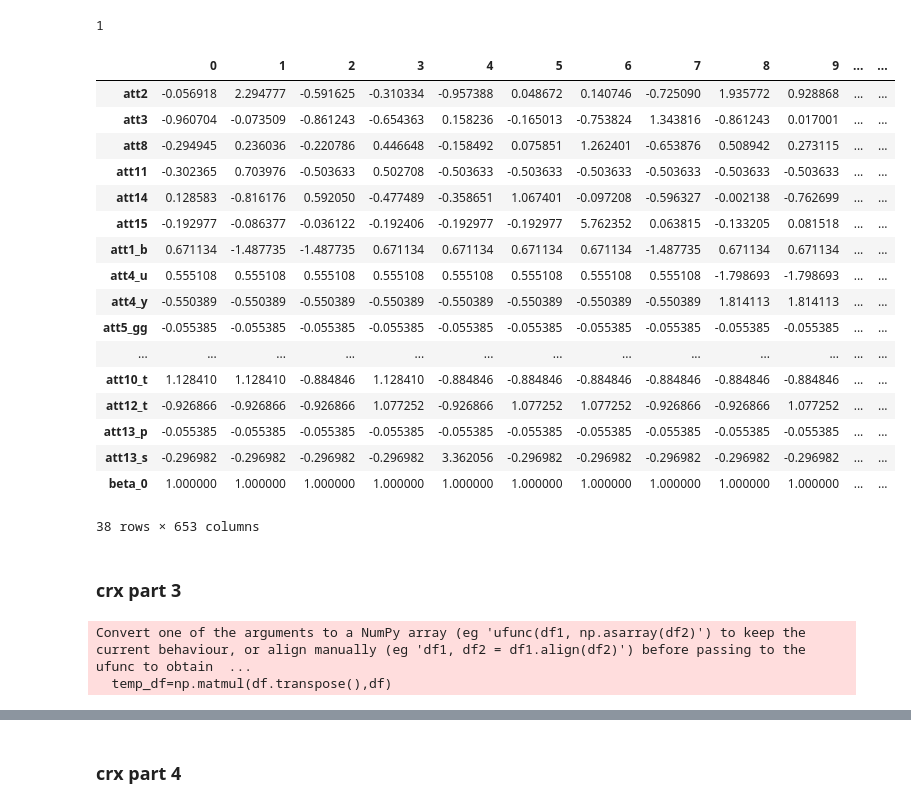
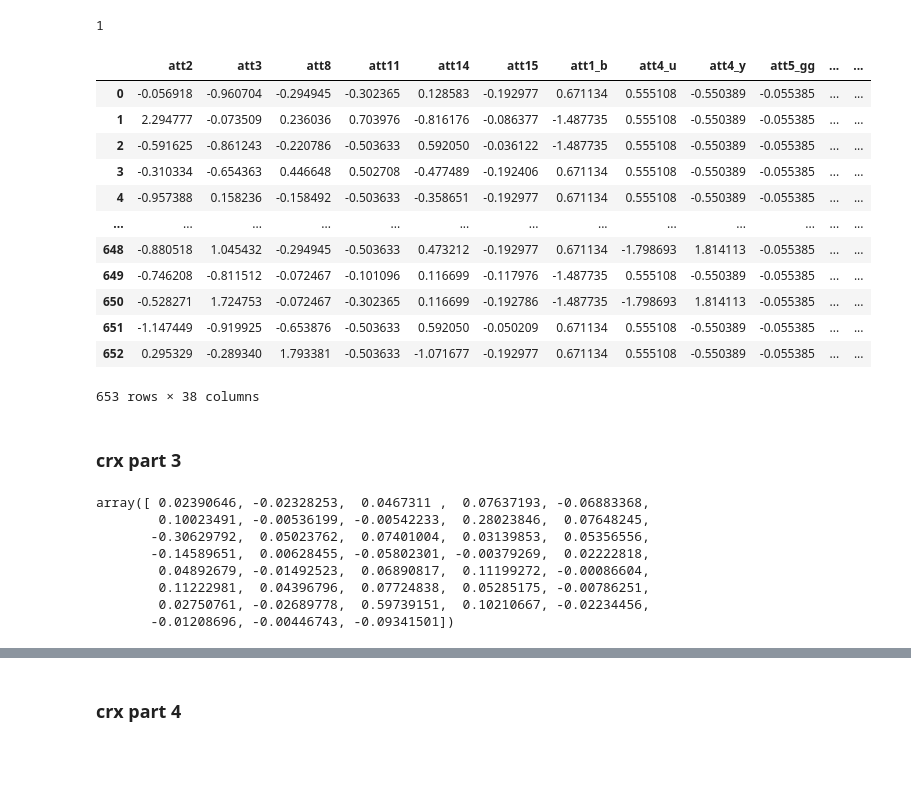
Before and after one commit to H24061024/2022MachineLearningHW, a Jupyter notebook: HW1/HW1_RE6111058.ipynb, the cells around one changed output, grey strips where cells are left out. Cells and saved outputs as stored; diff of their text form; code cells hidden in the pictures; blank space fills up the shorter version.

```diff
--- a/HW1/HW1_RE6111058.ipynb
+++ b/HW1/HW1_RE6111058.ipynb
@@ -169,9 +169,9 @@ t_np_df=np_normalized_df.transpose(1,0)
 # %%
 from numpy.linalg import inv
 def least_squares(df,label):
-    temp_df=np.matmul(df.transpose(),df)
+    temp_df=np.matmul(df.transpose(1,0),df)
     temp_inv=inv(np.matrix(temp_df))
-    output_df=np.matmul(temp_inv,df.transpose())
+    output_df=np.matmul(temp_inv,df.transpose(1,0))
     output_df=np.matmul(output_df,label)
     return output_df
 # %%
@@ -554,36 +554,41 @@ crx_label[0]
 # %% [output]
 1
 # %%
-crx_dummy.transpose()
+crx_dummy
 # %% [output]
-|  | 0 | 1 | 2 | 3 | 4 | 5 | 6 | 7 | 8 | 9 | ... | ... |
-| att2 | -0.056918 | 2.294777 | -0.591625 | -0.310334 | -0.957388 | 0.048672 | 0.140746 | -0.725090 | 1.935772 | 0.928868 | ... | ... |
-| att3 | -0.960704 | -0.073509 | -0.861243 | -0.654363 | 0.158236 | -0.165013 | -0.753824 | 1.343816 | -0.861243 | 0.017001 | ... | ... |
-| att8 | -0.294945 | 0.236036 | -0.220786 | 0.446648 | -0.158492 | 0.075851 | 1.262401 | -0.653876 | 0.508942 | 0.273115 | ... | ... |
-| att11 | -0.302365 | 0.703976 | -0.503633 | 0.502708 | -0.503633 | -0.503633 | -0.503633 | -0.503633 | -0.503633 | -0.503633 | ... | ... |
-| att14 | 0.128583 | -0.816176 | 0.592050 | -0.477489 | -0.358651 | 1.067401 | -0.097208 | -0.596327 | -0.002138 | -0.762699 | ... | ... |
-| att15 | -0.192977 | -0.086377 | -0.036122 | -0.192406 | -0.192977 | -0.192977 | 5.762352 | 0.063815 | -0.133205 | 0.081518 | ... | ... |
-| att1_b | 0.671134 | -1.487735 | -1.487735 | 0.671134 | 0.671134 | 0.671134 | 0.671134 | -1.487735 | 0.671134 | 0.671134 | ... | ... |
-| att4_u | 0.555108 | 0.555108 | 0.555108 | 0.555108 | 0.555108 | 0.555108 | 0.555108 | 0.555108 | -1.798693 | -1.798693 | ... | ... |
-| att4_y | -0.550389 | -0.550389 | -0.550389 | -0.550389 | -0.550389 | -0.550389 | -0.550389 | -0.550389 | 1.814113 | 1.814113 | ... | ... |
-| att5_gg | -0.055385 | -0.055385 | -0.055385 | -0.055385 | -0.055385 | -0.055385 | -0.055385 | -0.055385 | -0.055385 | -0.055385 | ... | ... |
+|  | att2 | att3 | att8 | att11 | att14 | att15 | att1_b | att4_u | att4_y | att5_gg | ... | ... |
+| 0 | -0.056918 | -0.960704 | -0.294945 | -0.302365 | 0.128583 | -0.192977 | 0.671134 | 0.555108 | -0.550389 | -0.055385 | ... | ... |
+| 1 | 2.294777 | -0.073509 | 0.236036 | 0.703976 | -0.816176 | -0.086377 | -1.487735 | 0.555108 | -0.550389 | -0.055385 | ... | ... |
+| 2 | -0.591625 | -0.861243 | -0.220786 | -0.503633 | 0.592050 | -0.036122 | -1.487735 | 0.555108 | -0.550389 | -0.055385 | ... | ... |
+| 3 | -0.310334 | -0.654363 | 0.446648 | 0.502708 | -0.477489 | -0.192406 | 0.671134 | 0.555108 | -0.550389 | -0.055385 | ... | ... |
+| 4 | -0.957388 | 0.158236 | -0.158492 | -0.503633 | -0.358651 | -0.192977 | 0.671134 | 0.555108 | -0.550389 | -0.055385 | ... | ... |
 | ... | ... | ... | ... | ... | ... | ... | ... | ... | ... | ... | ... | ... |
-| att10_t | 1.128410 | 1.128410 | -0.884846 | 1.128410 | -0.884846 | -0.884846 | -0.884846 | -0.884846 | -0.884846 | -0.884846 | ... | ... |
-| att12_t | -0.926866 | -0.926866 | -0.926866 | 1.077252 | -0.926866 | 1.077252 | 1.077252 | -0.926866 | -0.926866 | 1.077252 | ... | ... |
-| att13_p | -0.055385 | -0.055385 | -0.055385 | -0.055385 | -0.055385 | -0.055385 | -0.055385 | -0.055385 | -0.055385 | -0.055385 | ... | ... |
-| att13_s | -0.296982 | -0.296982 | -0.296982 | -0.296982 | 3.362056 | -0.296982 | -0.296982 | -0.296982 | -0.296982 | -0.296982 | ... | ... |
-| beta_0 | 1.000000 | 1.000000 | 1.000000 | 1.000000 | 1.000000 | 1.000000 | 1.000000 | 1.000000 | 1.000000 | 1.000000 | ... | ... |
+| 648 | -0.880518 | 1.045432 | -0.294945 | -0.503633 | 0.473212 | -0.192977 | 0.671134 | -1.798693 | 1.814113 | -0.055385 | ... | ... |
+| 649 | -0.746208 | -0.811512 | -0.072467 | -0.101096 | 0.116699 | -0.117976 | -1.487735 | 0.555108 | -0.550389 | -0.055385 | ... | ... |
+| 650 | -0.528271 | 1.724753 | -0.072467 | -0.302365 | 0.116699 | -0.192786 | -1.487735 | -1.798693 | 1.814113 | -0.055385 | ... | ... |
+| 651 | -1.147449 | -0.919925 | -0.653876 | -0.503633 | 0.592050 | -0.050209 | 0.671134 | 0.555108 | -0.550389 | -0.055385 | ... | ... |
+| 652 | 0.295329 | -0.289340 | 1.793381 | -0.503633 | -1.071677 | -0.192977 | 0.671134 | 0.555108 | -0.550389 | -0.055385 | ... | ... |
-38 rows × 653 columns
+653 rows × 38 columns
 # %% [markdown]
 ### crx part 3
 # %%
-least_beta_crx=least_squares(crx_dummy,crx_dummy_label)
+np_crx_dummy=crx_dummy.to_numpy()
+least_beta_crx=least_squares(np_crx_dummy,crx_dummy_label)
+least_beta_crx
 crxlabel_pred_least=[]
 for i in range(0,len(crx_dummy_label)):
     crxlabel_pred_least.append(predict_value(least_beta_crx,crx_dummy.iloc[i]))
-# %% [output]
-Convert one of the arguments to a NumPy array (eg 'ufunc(df1, np.asarray(df2)') to keep the current behaviour, or align manually (eg 'df1, df2 = df1.align(df2)') before passing to the ufunc to obtain  ...
-  temp_df=np.matmul(df.transpose(),df)
+# %%
+least_beta_crx
+# %% [output]
+array([ 0.02390646, -0.02328253,  0.0467311 ,  0.07637193, -0.06883368,
+        0.10023491, -0.00536199, -0.00542233,  0.28023846,  0.07648245,
+       -0.30629792,  0.05023762,  0.07401004,  0.03139853,  0.05356556,
+       -0.14589651,  0.00628455, -0.05802301, -0.00379269,  0.02222818,
+        0.04892679, -0.01492523,  0.06890817,  0.11199272, -0.00086604,
+        0.11222981,  0.04396796,  0.07724838,  0.05285175, -0.00786251,
+        0.02750761, -0.02689778,  0.59739151,  0.10210667, -0.02234456,
+       -0.01208696, -0.00446743, -0.09341501])
 # %%
 confusion_matrix(crxlabel_pred_least,list(crx_dummy_label))
 # %% [output]
```
Also changed, not shown: parts of 5 cells of this notebook.
